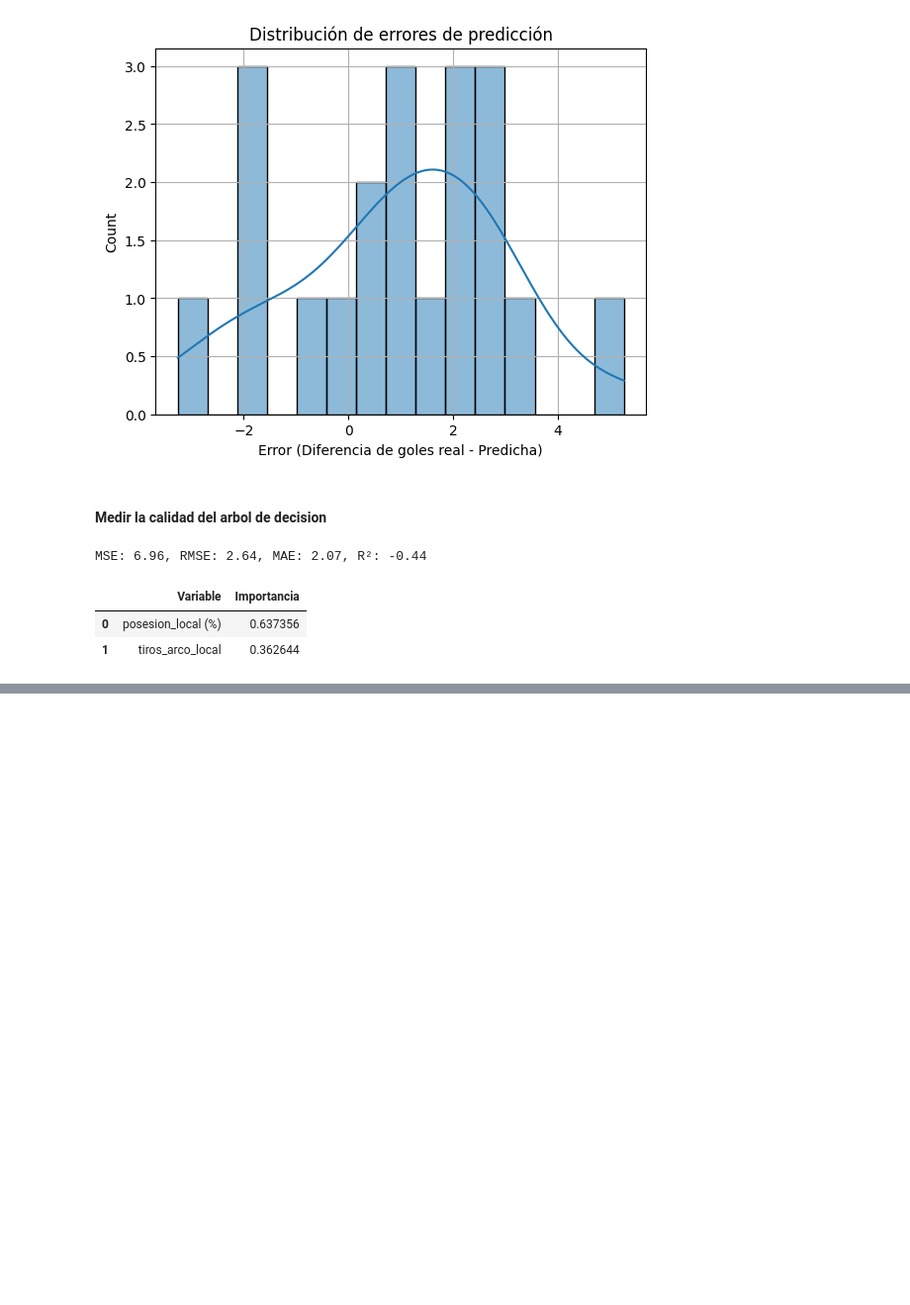
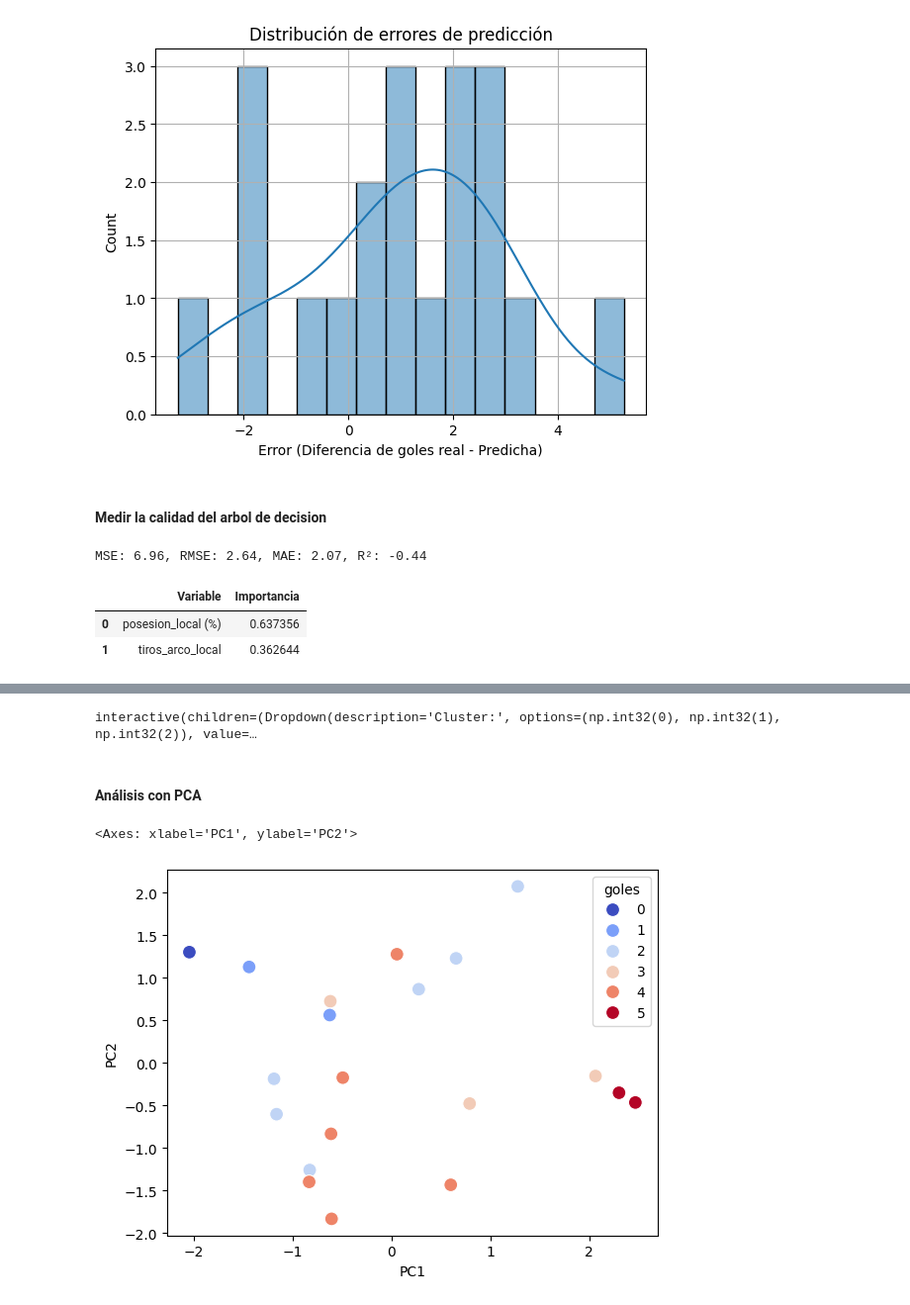
Before and after one commit to JuanLeguizamon97/fundamentos_ml, a Jupyter notebook: cebollitas.ipynb, the cells around one changed output, grey strips where cells are left out. Shown: that part at 99% size. Cells and saved outputs as stored; diff of their text form; code cells hidden in the pictures; blank space fills up the shorter version.

```diff
--- a/cebollitas.ipynb
+++ b/cebollitas.ipynb
@@ -611,0 +717,32 @@ MSE: 6.96, RMSE: 2.64, MAE: 2.07, R²: -0.44
+# %%
+# Dropdown interactivo
+cluster_selector = widgets.Dropdown(
+    options=sorted(df_jugadores['cluster'].unique()),
+    description='Cluster:'
+)
+
+# Función de despliegue
+def mostrar_jugadores(cluster):
+    jugadores = df_jugadores[df_jugadores['cluster'] == cluster]
+    display(jugadores[['nombre', 'goles', 'asistencias', 'pases_completados (%)', 'tiros_al_arco']])
+
+# Activar widget
+widgets.interactive(mostrar_jugadores, cluster=cluster_selector)
+# %% [output]
+interactive(children=(Dropdown(description='Cluster:', options=(np.int32(0), np.int32(1), np.int32(2)), value=…
+# %% [markdown]
+#### Análisis con PCA
+# %%
+scaler = StandardScaler()
+X_scaled = scaler.fit_transform(X)
+# %%
+pca = PCA(n_components=2)
+componentes = pca.fit_transform(X_scaled)
+
+df_jugadores['PC1'] = componentes[:,0]
+df_jugadores['PC2'] = componentes[:,1]
+# %%
+sns.scatterplot(x='PC1', y='PC2', data=df_jugadores, hue='goles', palette='coolwarm', s=100)
+# %% [output]
+<Axes: xlabel='PC1', ylabel='PC2'>
+[figure, added]
```
Also changed, not shown: parts of 15 cells of this notebook, 2 other files.
